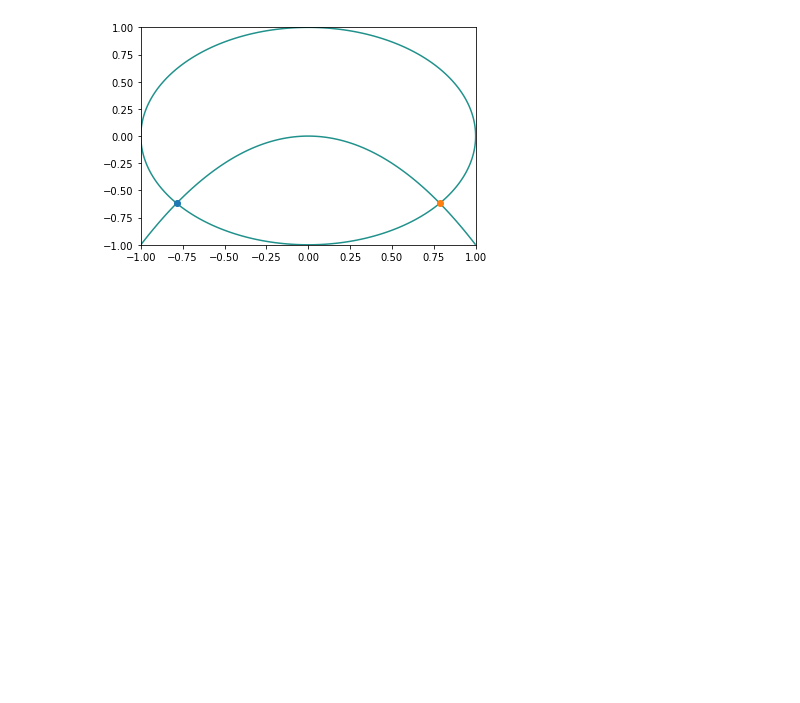
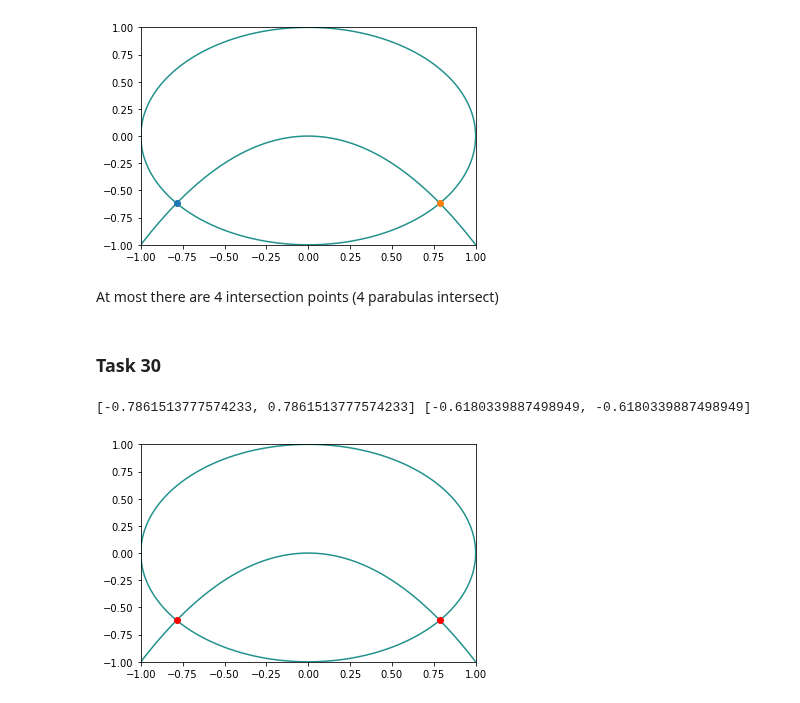
Before and after one commit to jakobtroidl/cn_exercise, a Jupyter notebook: Troidl_Ex8.ipynb, the cells around one changed output. Cells and saved outputs as stored; diff of their text form; code cells hidden in the pictures; blank space fills up the shorter version.

Commit message:
task 30

```diff
--- a/Troidl_Ex8.ipynb
+++ b/Troidl_Ex8.ipynb
@@ -83,3 +83,69 @@ plt.plot(res2[1], res2[0],  "o")
 plt.show()
 # %% [output]
 [figure]
+# %% [markdown]
+At most there are 4 intersection points (4 parabulas intersect)
+# %% [markdown]
+### Task 30
+# %%
+def criterion(f, A, B, C, bx, by):
+    mp = np.asarray([(bx[0]+bx[1])*0.5, (by[0]+by[1])*0.5])
+    mv = f(mp, A, B, C)
+
+    step = 10
+    incX = (bx[1] - bx[0])/step
+    incY = (by[1] - by[0])/step
+    if mv == 0:
+        return True
+    else:
+        startx = bx[0]
+        starty = by[0]
+        for i in range(0,step):
+            # walk around boundary of rectangle and check for sign differences
+            currentX1 = f(np.asarray((startx+(i*incX),by[0])), A, B, C)
+            currentX2 = f(np.asarray((startx+(i*incY),by[1])), A, B, C)
+            currentY1 = f(np.asarray((bx[1],starty)),A, B, C)
+            currentY2 = f(np.asarray((bx[1],starty)),A, B, C)
+            if currentX1 == 0 or currentX2 == 0 or currentY1 == 0 or currentY2 == 0:
+                return True
+            elif np.sign(mv) != np.sign(currentX1) or np.sign(mv) != np.sign(currentX2)or np.sign(mv) != np.sign(currentY1) or np.sign(mv) != np.sign(currentY2):
+                return True
+    return False
+
+rect = [(-1,1,-1,1)]
+thr = 0.1
+
+start = []
+
+for i in range(100):
+    if len(rect) > i:
+        if criterion(f,A1,B1,C1,np.asarray(rect[i][0:2]),np.asarray(rect[i][2:4])) and criterion(f,A2,B2,C2,np.asarray(rect[i][0:2]),np.asarray(rect[i][2:4])):
+            if np.abs(rect[i][1]-rect[i][0]) > thr: # check if rect is still big enough
+                # subdivide rect equally in four smaller rects
+                rect.append((rect[i][0],(rect[i][0] + rect[i][1])*0.5,rect[i][2],(rect[i][2] + rect[i][3])*0.5))
+                rect.append(((rect[i][0] + rect[i][1]) * 0.5,rect[i][1],rect[i][2],(rect[i][2] + rect[i][3])*0.5))
+                rect.append((rect[i][0],(rect[i][0] + rect[i][1])*0.5,(rect[i][2] + rect[i][3])*0.5,rect[i][3]))
+                rect.append(((rect[i][0] + rect[i][1])*0.5,rect[i][1],(rect[i][2] + rect[i][3])*0.5,rect[i][3]))
+            else:
+                start.append([(rect[i][0] + rect[i][1])*0.5, (rect[i][2] + rect[i][3])*0.5])
+    else:
+        break
+
+interX = []
+interY = []
+for j in range(len(start)):
+    inter = eval_intersection(np.asarray(start[j]))
+    # avoid double roots
+    if interX.count(inter[1]) == 0 or interY.count(inter[0]) == 0:
+        interX.append(inter[1])
+        interY.append(inter[0])
+
+plt.contour(mesh1,mesh2,S1, 0)
+plt.contour(mesh1,mesh2,S2, 0)
+
+print(interX, interY)
+plt.plot(interX, interY, 'ro')
+plt.show()
+# %% [output]
+[-0.7861513777574233, 0.7861513777574233] [-0.6180339887498949, -0.6180339887498949]
+[figure, added]
```
